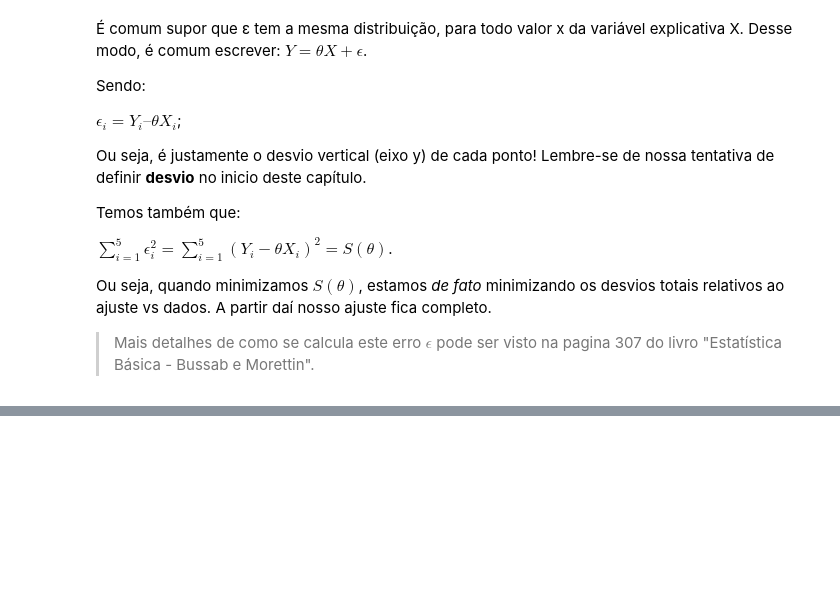
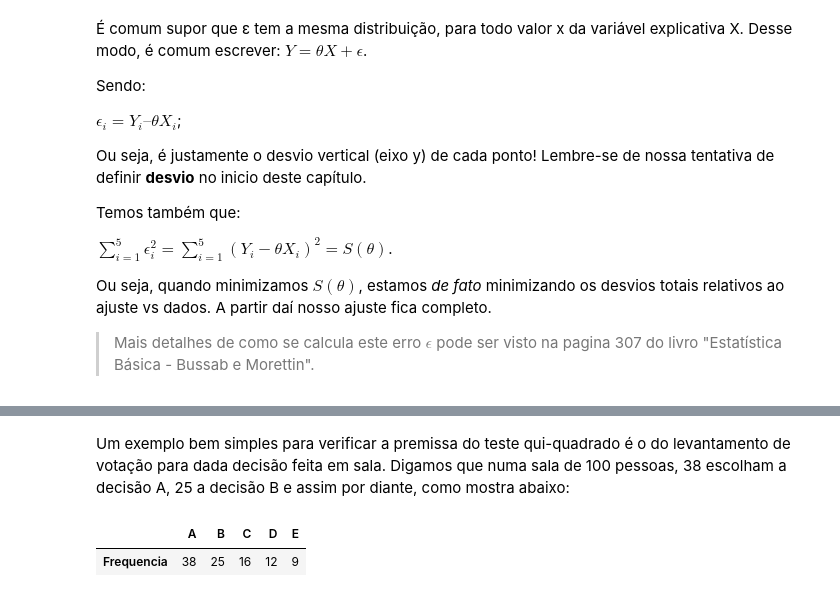
Before and after one commit to Hipparcus/Meus_projetos, a Jupyter notebook: Estudo/Síntese Estatística.ipynb, the cells around one changed output, grey strips where cells are left out. Saved outputs shown, nothing was run; the diff lists cells and outputs as text; code cells hidden in the pictures; blank space fills up the shorter version.

```diff
--- a/Estudo/Síntese Estatística.ipynb
+++ b/Estudo/Síntese Estatística.ipynb
@@ -1430,0 +1453,9 @@ Ou seja, quando minimizamos $S(\theta)$, estamos *de fato* minimizando os desvio
+# %% [markdown]
+Um exemplo bem simples para verificar a premissa do teste qui-quadrado é o do levantamento de votação para dada decisão feita em sala. Digamos que numa sala de 100 pessoas, 38 escolham a decisão A, 25 a decisão B e assim por diante, como mostra abaixo:
+# %%
+levantamento = np.array([[38,25,16,12,9]])
+df = pd.DataFrame(data = levantamento, index = ['Frequencia'], columns = ['A','B','C','D','E'])
+df
+# %% [output]
+|  | A | B | C | D | E |
+| Frequencia | 38 | 25 | 16 | 12 | 9 |
```
Also changed, not shown: parts of 19 cells of this notebook.
